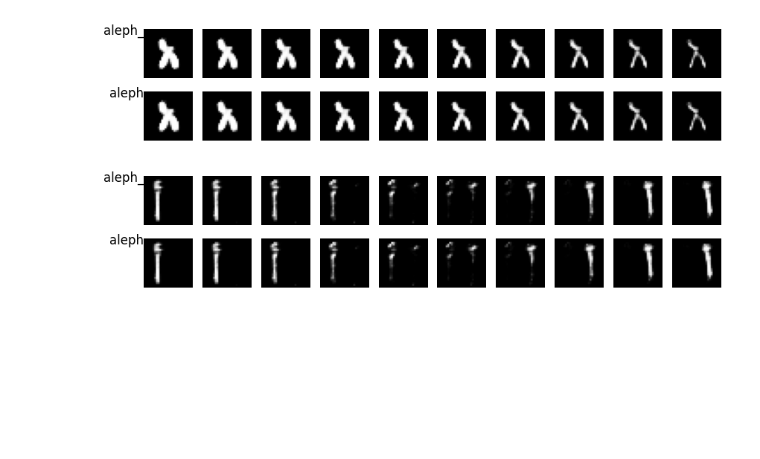
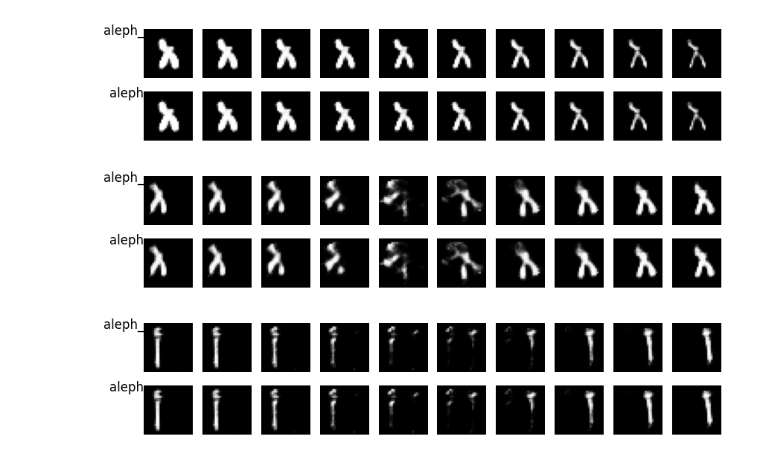
Before and after one commit to bensapirstein/DeepGraphemics, a Jupyter notebook: 7_capsnet_evaluation.ipynb, the cells around one changed output. Drawn from its saved outputs; the diff is of its cells as text; code cells hidden in the pictures; blank space fills up the shorter version.

Commit message:
more interpolation examples

```diff
--- a/7_capsnet_evaluation.ipynb
+++ b/7_capsnet_evaluation.ipynb
@@ -359,6 +356,19 @@ thick = transforms.ToTensor()(thick_img).unsqueeze(0)
 plot_interpolation({"aleph_":model, "aleph":model}, 10, thin, thick, geez_label)
 # %% [output]
 [figure]
+# %%
+# Translation
+left_path = f"datasets/rich_moderate_dataset/{letter}/Ge'ez/aleph_Ge'ez_NotoSansEthiopic_ExtraCondensed-Medium_አ_24_7.435685915636043.png"
+right_path = f"datasets/rich_moderate_dataset/{letter}/Ge'ez/aleph_Ge'ez_NotoSansEthiopic_ExtraCondensed-Medium_አ_25_-2.25041704772947.png"
+
+# load images and convert to tensors, then call plot_interpolation
+left_img = Image.open(left_path).convert('L')
+right_img = Image.open(right_path).convert('L')
+left = transforms.ToTensor()(left_img).unsqueeze(0)
+right = transforms.ToTensor()(right_img).unsqueeze(0)
+plot_interpolation({"aleph_":model, "aleph":model}, 10, right, left, geez_label)
+# %% [output]
+[figure, added]
 # %%
 # Translation
 left_path = f"datasets/moderate_dataset/{letter}/Arabic/aleph_Arabic_NotoKufiArabic-ExtraLight_أ_23_0.8197145669735337.png"
```
Also changed, not shown: parts of 9 cells of this notebook.
